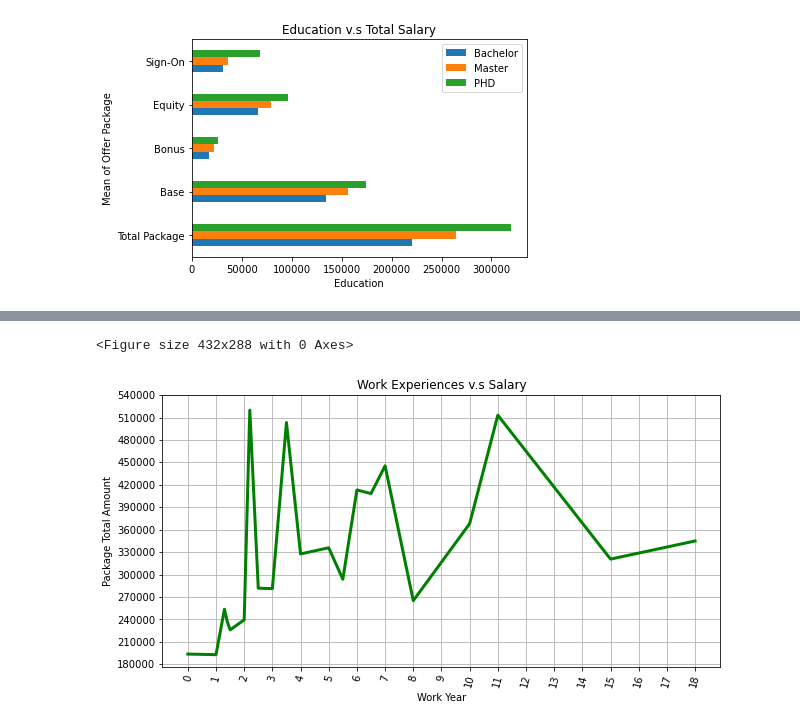
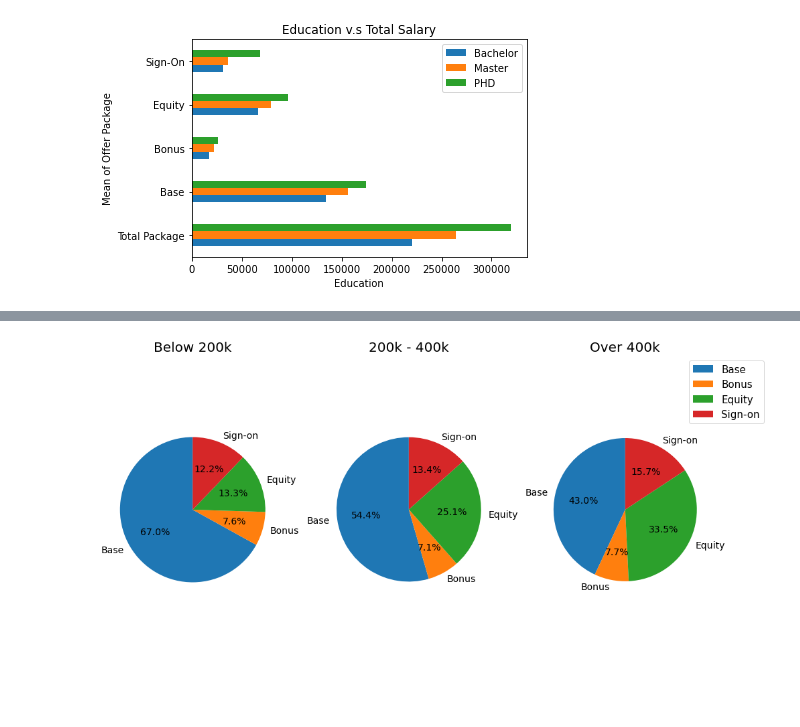
Before and after one commit to dorothyjx/damg-6105-Final-Project, a Jupyter notebook: project_final.ipynb, the cells around one changed output, grey strips where cells are left out. Saved outputs shown, nothing was run; the diff lists cells and outputs as text; code cells hidden in the pictures; blank space fills up the shorter version.

```diff
--- a/project_final.ipynb
+++ b/project_final.ipynb
@@ -508,39 +465,0 @@ fig.savefig('./figures/JobSalary.png', bbox_inches='tight')
-# %%
-# Working Experience v.s. Salary
-# Expected to be a line chart or scattered dots
-
-we = salaryInfo[salaryInfo["Full Time/Intern"] == "full"]
-wedu = we['Education']
-we = salaryInfo['Working Experience'].unique()
-we = sorted(we)
-average_y = salaryInfo.groupby('Working Experience').Total.mean()
-work_salary = []
-wy = []
-ws = []
-wedus = []
-for y, s, edu in zip(*(we, average_y, wedu)):
-    y = float(y[:len(y) - 1])
-    s = float(format(s, ".2f"))
-    work_salary.append((y, s, edu))
-work_salary = sorted(work_salary, key = lambda x:x[0])
-
-for w in work_salary:
-    wy.append(w[0])
-    ws.append(w[1])
-    wedus.append(w[2])
-
-fig = plt.figure()
-plt.figure(figsize=(10,5))
-plt.plot(wy, ws,'g',linewidth = 3)
-plt.title('Work Experiences v.s Salary')
-plt.xlabel("Work Year")
-plt.ylabel("Package Total Amount")
-x_tix = np.arange(0,19)
-plt.xticks(x_tix, rotation=75)
-y_tix = np.arange(180000,550000, 30000)
-plt.yticks(y_tix)
-plt.grid()
-fig.savefig('./figures/WorkSalary.png', bbox_inches='tight')
-# %% [output]
-<Figure size 432x288 with 0 Axes>
-[figure, removed]
@@ -546,0 +492,28 @@ fig.savefig('./figures/WorkSalary.png', bbox_inches='tight')
+# %%
+b2 = [below_20_base, below_20_bonus, below_20_eq, below_20_s]
+b24 = [between_20to_40_base, between_20to_40_bonus, between_20to_40_eq, between_20to_40_s]
+o4 = [over40_base, over40_bonus, over40_eq, over40_s]
+labels = ("Base", "Bonus", "Equity", "Sign-on")
+
+fig = plt.figure(figsize = (14, 7))
+ax1 = plt.subplot(1,3,1)
+ax1.pie(b2, labels=labels, autopct='%1.1f%%', startangle = 90, textprops={'fontsize': 14})
+ax1.axis('equal')
+ax1.set_title('Below 200k', fontsize=20)
+
+ax1 = plt.subplot(1,3,2)
+ax1.pie(b24, labels=labels, autopct='%1.1f%%', startangle = 90, textprops={'fontsize': 14})
+ax1.axis('equal')
+ax1.set_title('200k - 400k', fontsize=20)
+
+ax1 = plt.subplot(1,3,3)
+ax1.pie(o4, labels=labels, autopct='%1.1f%%', startangle = 90, textprops={'fontsize': 14})
+ax1.axis('equal')
+ax1.set_title('Over 400k', fontsize=20)
+ax1.legend(labels, bbox_to_anchor=(1.2, 0.8, 0.2, 0.2), prop={'size': 15})
+
+
+fig.tight_layout()
+fig.savefig('./figures/IncomeRangesRatio.png', bbox_inches='tight')
+# %% [output]
+[figure, added]
```
Also changed, not shown: parts of 17 cells of this notebook, 2 other files.
